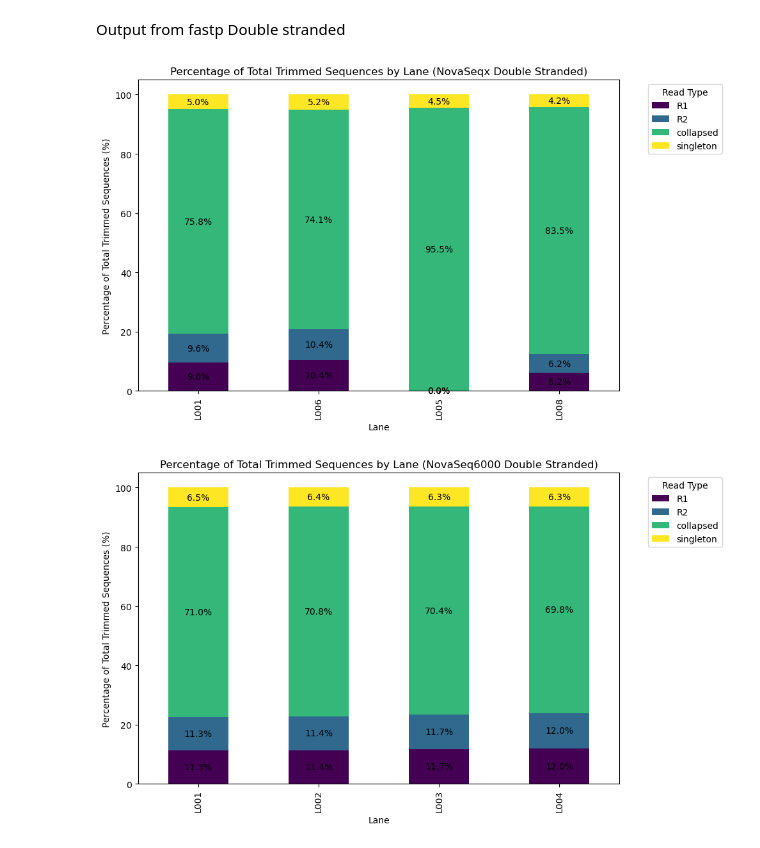
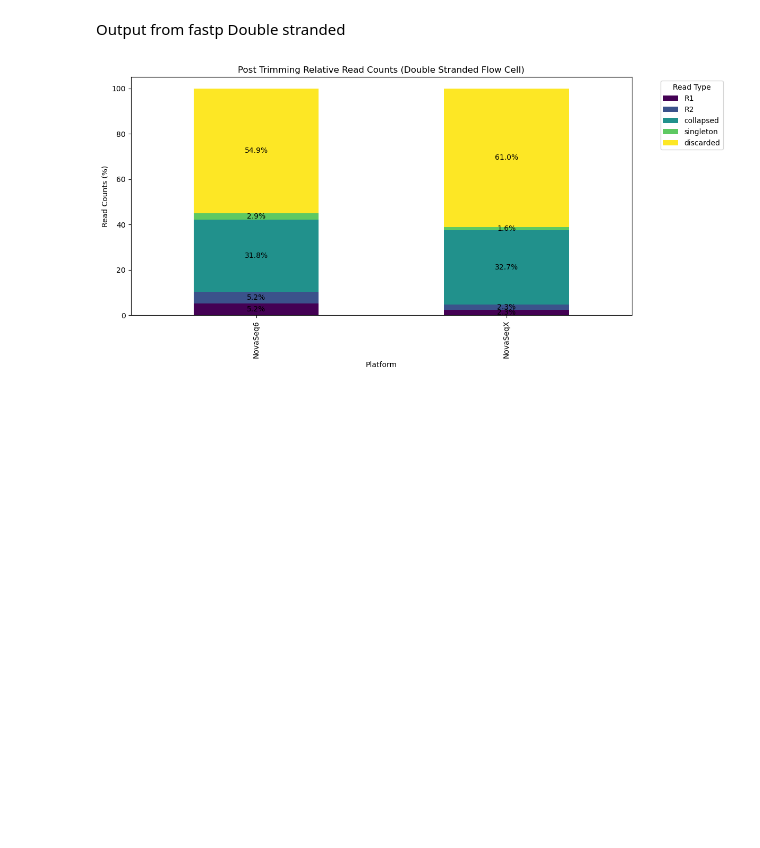
Before and after one commit to magnujo/gg-metadatabase-ui, a Jupyter notebook: illumina_data_analysis/multiqc_plots.ipynb, the cells around one changed output. Drawn from its saved outputs; the diff is of its cells as text; code cells hidden in the pictures; blank space fills up the shorter version.

Commit message:
new seq length plots

```diff
--- a/illumina_data_analysis/multiqc_plots.ipynb
+++ b/illumina_data_analysis/multiqc_plots.ipynb
@@ -532,9 +458,9 @@ Output from fastp single stranded novaseqx
 # %%
-group = data_nsX[data_nsX["Protocol"] == "Single"][["Lane", "Read Type" , "fastqc_trimmed__Total Sequences"]].groupby(["Lane", "Read Type"]).sum()
+group = data_nsX[data_nsX["Protocol"] == "Single"][["Lane", "Read Type" , "fastqc_trimmed__Total Sequences", 'fastqc_raw__Total Sequences']].groupby(["Lane", "Read Type"]).sum()
 group_reset = group[group["fastqc_trimmed__Total Sequences"] > 0].reset_index()
 
 # Calculate the total sequences per Lane for normalization
-group_reset["Total_Per_Lane"] = group_reset.groupby("Lane")["fastqc_trimmed__Total Sequences"].transform("sum")
+group_reset["Total_Per_Lane"] = group_reset.groupby("Lane")['fastqc_raw__Total Sequences'].transform("sum")
 
 # Calculate the percentage for each Read Type
 group_reset["Percentage"] = (group_reset["fastqc_trimmed__Total Sequences"] / group_reset["Total_Per_Lane"]) * 100
@@ -543,6 +469,8 @@ group_reset["Percentage"] = (group_reset["fastqc_trimmed__Total Sequences"] / gr
 pivot_data_percentage = group_reset.pivot(index="Lane", columns="Read Type", values="Percentage")
 
 pivot_data_percentage= pivot_data_percentage.loc[["L001", "L006", "L005", "L008"]]
+
+pivot_data_percentage['discarded'] = 100 - (pivot_data_percentage['R1'] + pivot_data_percentage['R2'] + pivot_data_percentage['collapsed'] + pivot_data_percentage['singleton'])
 
 # Plot the stacked bar chart with percentages
 ax = pivot_data_percentage.plot(kind="bar", stacked=True, figsize=(10, 6), colormap="viridis")
@@ -559,12 +487,11 @@ plt.legend(title="Read Type", bbox_to_anchor=(1.05, 1), loc='upper left')
 plt.tight_layout()
 plt.show()
 
-
-group = data_ns6[data_ns6["Protocol"] == "Single"][["Lane", "Read Type" , "fastqc_trimmed__Total Sequences"]].groupby(["Lane", "Read Type"]).sum()
+group = data_ns6[data_ns6["Protocol"] == "Single"][["Lane", "Read Type" , "fastqc_trimmed__Total Sequences", 'fastqc_raw__Total Sequences']].groupby(["Lane", "Read Type"]).sum()
 group_reset = group[group["fastqc_trimmed__Total Sequences"] > 0].reset_index()
 
 # Calculate the total sequences per Lane for normalization
-group_reset["Total_Per_Lane"] = group_reset.groupby("Lane")["fastqc_trimmed__Total Sequences"].transform("sum")
+group_reset["Total_Per_Lane"] = group_reset.groupby("Lane")["fastqc_raw__Total Sequences"].transform("sum")
 
 # Calculate the percentage for each Read Type
 group_reset["Percentage"] = (group_reset["fastqc_trimmed__Total Sequences"] / group_reset["Total_Per_Lane"]) * 100
@@ -573,6 +500,9 @@ group_reset["Percentage"] = (group_reset["fastqc_trimmed__Total Sequences"] / gr
 pivot_data_percentage = group_reset.pivot(index="Lane", columns="Read Type", values="Percentage")
 
 pivot_data_percentage= pivot_data_percentage.loc[["L001", "L002", "L003", "L004"]]
+
+pivot_data_percentage['discarded'] = 100 - (pivot_data_percentage['R1'] + pivot_data_percentage['R2'] + pivot_data_percentage['collapsed'] + pivot_data_percentage['singleton'])
+
 
 # Plot the stacked bar chart with percentages
 ax = pivot_data_percentage.plot(kind="bar", stacked=True, figsize=(10, 6), colormap="viridis")
@@ -593,65 +524,33 @@ KeyError: "None of [Index(['L001', 'L006', 'L005', 'L008'], dtype='object', name
 # %% [markdown]
 Output from fastp Double stranded
 # %%
-group = data_nsX[data_nsX["Protocol"] == "Double"][["Lane", "Read Type" , "fastqc_trimmed__Total Sequences"]].groupby(["Lane", "Read Type"]).sum()
-group_reset = group[group["fastqc_trimmed__Total Sequences"] > 0].reset_index()
+# Process NSX data (L005)
+group_nsX = all_multiqc_data[all_multiqc_data["Protocol"] == "Double"][["Platform", "Read Type", "fastqc_trimmed__Total Sequences", "fastqc_raw__Total Sequences"]].groupby(["Platform", "Read Type"]).sum()
+group_reset_nsX = group_nsX[group_nsX["fastqc_trimmed__Total Sequences"] > 0].reset_index()
+group_reset_nsX["Total_Per_Lane"] = group_reset_nsX.groupby("Platform")["fastqc_raw__Total Sequences"].transform("sum")
+group_reset_nsX["Percentage"] = (group_reset_nsX["fastqc_trimmed__Total Sequences"] / group_reset_nsX["Total_Per_Lane"]) * 100
 
-# Calculate the total sequences per Lane for normalization
-group_reset["Total_Per_Lane"] = group_reset.groupby("Lane")["fastqc_trimmed__Total Sequences"].transform("sum")
+pivot_nsX = group_reset_nsX.pivot(index="Platform", columns="Read Type", values="Percentage")
+pivot_nsX["discarded"] = 100 - (pivot_nsX["R1"] + pivot_nsX["R2"] + pivot_nsX["collapsed"] + pivot_nsX["singleton"])
 
-# Calculate the percentage for each Read Type
-group_reset["Percentage"] = (group_reset["fastqc_trimmed__Total Sequences"] / group_reset["Total_Per_Lane"]) * 100
 
-# Pivot to prepare the data for the plot (use percentages)
-pivot_data_percentage = group_reset.pivot(index="Lane", columns="Read Type", values="Percentage")
+# Combine data for L004 and L005
+pivot_nsX.index.name = "Platform"
 
-pivot_data_percentage= pivot_data_percentage.loc[["L001", "L006", "L005", "L008"]]
-
-# Plot the stacked bar chart with percentages
-ax = pivot_data_percentage.plot(kind="bar", stacked=True, figsize=(10, 6), colormap="viridis")
+# Plot combined data
+ax = pivot_nsX.plot(kind="bar", stacked=True, figsize=(12, 6), colormap="viridis")
 
 # Annotate the percentages on the bars
 for container in ax.containers:
-    ax.bar_label(container, fmt='%.1f%%', label_type='center')  # Display percentages with one decimal place
+    ax.bar_label(container, fmt="%.1f%%", label_type="center")  # Display percentages with one decimal place
 
 # Add labels and title
-plt.title("Percentage of Total Trimmed Sequences by Lane (NovaSeqx Double Stranded)")
-plt.xlabel("Lane")
-plt.ylabel("Percentage of Total Trimmed Sequences (%)")
-plt.legend(title="Read Type", bbox_to_anchor=(1.05, 1), loc='upper left')
+plt.title("Post Trimming Relative Read Counts (Double Stranded Flow Cell)")
+plt.xlabel("Platform")
+plt.ylabel("Read Counts (%)")
+plt.legend(title="Read Type", bbox_to_anchor=(1.05, 1), loc="upper left")
 plt.tight_layout()
 plt.show()
-
-
-group = data_ns6[data_ns6["Protocol"] == "Double"][["Lane", "Read Type" , "fastqc_trimmed__Total Sequences"]].groupby(["Lane", "Read Type"]).sum()
-group_reset = group[group["fastqc_trimmed__Total Sequences"] > 0].reset_index()
-
-# Calculate the total sequences per Lane for normalization
-group_reset["Total_Per_Lane"] = group_reset.groupby("Lane")["fastqc_trimmed__Total Sequences"].transform("sum")
-
-# Calculate the percentage for each Read Type
-group_reset["Percentage"] = (group_reset["fastqc_trimmed__Total Sequences"] / group_reset["Total_Per_Lane"]) * 100
-
-# Pivot to prepare the data for the plot (use percentages)
-pivot_data_percentage = group_reset.pivot(index="Lane", columns="Read Type", values="Percentage")
-
-pivot_data_percentage= pivot_data_percentage.loc[["L001", "L002", "L003", "L004"]]
-
-# Plot the stacked bar chart with percentages
-ax = pivot_data_percentage.plot(kind="bar", stacked=True, figsize=(10, 6), colormap="viridis")
-
-# Annotate the percentages on the bars
-for container in ax.containers:
-    ax.bar_label(container, fmt='%.1f%%', label_type='center')  # Display percentages with one decimal place
-
-# Add labels and title
-plt.title("Percentage of Total Trimmed Sequences by Lane (NovaSeq6000 Double Stranded)")
-plt.xlabel("Lane")
-plt.ylabel("Percentage of Total Trimmed Sequences (%)")
-plt.legend(title="Read Type", bbox_to_anchor=(1.05, 1), loc='upper left')
-plt.tight_layout()
-plt.show()
 # %% [output]
-[figure, old version]
+[figure, new version]
-[figure, removed]
 # %% [markdown]
```
Also changed, not shown: parts of 46 cells of this notebook, 4 other files.
